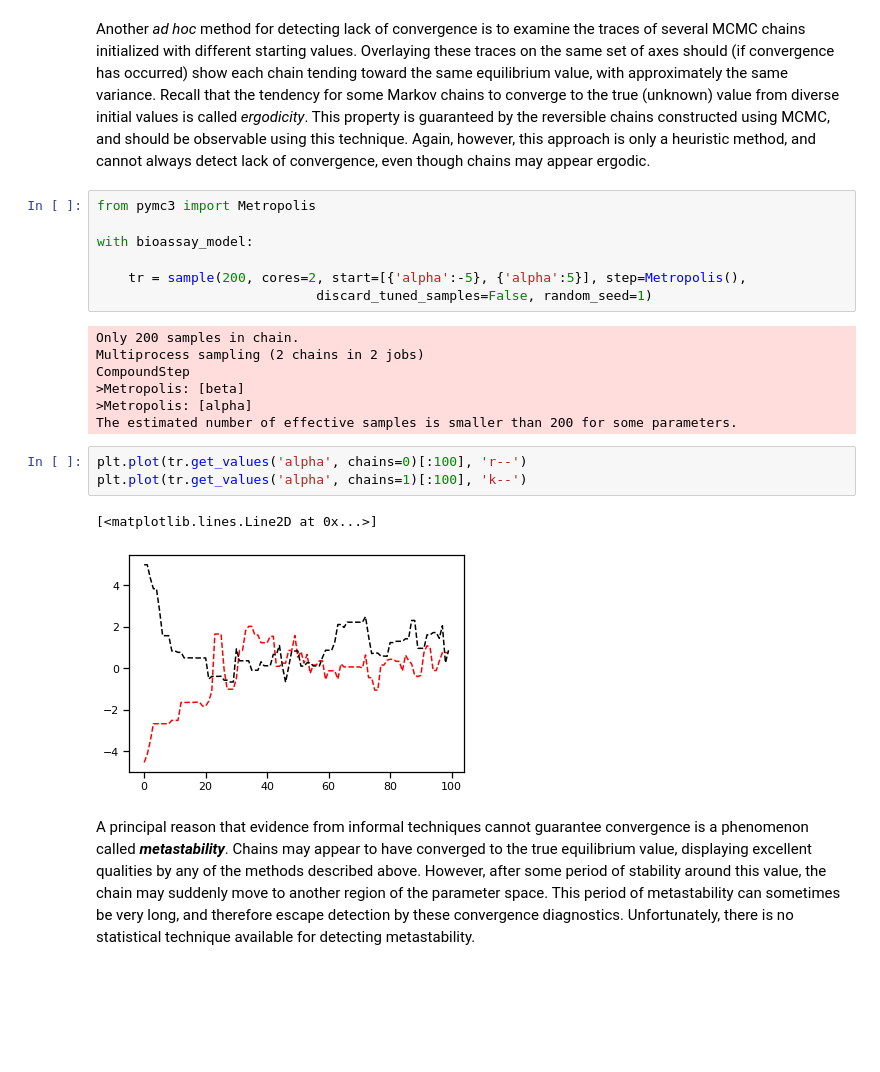
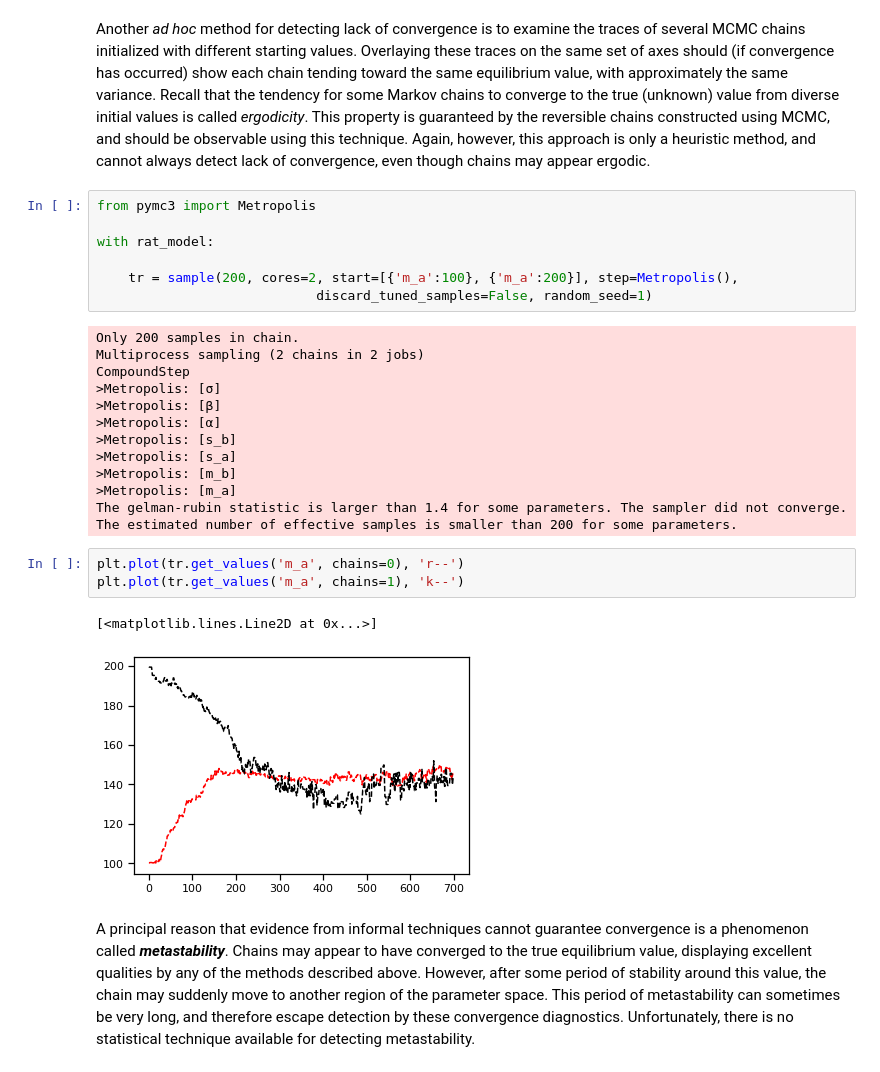
Before and after one commit to fonnesbeck/mcmc_pydata_london_2019, a Jupyter notebook: notebooks/4-Model_Checking.ipynb, the cells around one changed output. Saved outputs shown, nothing was run; the diff lists cells and outputs as text; blank space fills up the shorter version.

```diff
--- a/notebooks/4-Model_Checking.ipynb
+++ b/notebooks/4-Model_Checking.ipynb
@@ -244,23 +244,29 @@ even though chains may appear ergodic.
 # %%
 from pymc3 import Metropolis
 
-with bioassay_model:
+with rat_model:
 
-    tr = sample(200, cores=2, start=[{'alpha':-5}, {'alpha':5}], step=Metropolis(),
+    tr = sample(200, cores=2, start=[{'m_a':100}, {'m_a':200}], step=Metropolis(),
                             discard_tuned_samples=False, random_seed=1)
 # %% [output]
 Only 200 samples in chain.
 Multiprocess sampling (2 chains in 2 jobs)
 CompoundStep
->Metropolis: [beta]
->Metropolis: [alpha]
+>Metropolis: [σ]
+>Metropolis: [β]
+>Metropolis: [α]
+>Metropolis: [s_b]
+>Metropolis: [s_a]
+>Metropolis: [m_b]
+>Metropolis: [m_a]
+The gelman-rubin statistic is larger than 1.4 for some parameters. The sampler did not converge.
 The estimated number of effective samples is smaller than 200 for some parameters.
 # %%
-plt.plot(tr.get_values('alpha', chains=0)[:100], 'r--')
-plt.plot(tr.get_values('alpha', chains=1)[:100], 'k--')
+plt.plot(tr.get_values('m_a', chains=0), 'r--')
+plt.plot(tr.get_values('m_a', chains=1), 'k--')
 # %% [output]
 [<matplotlib.lines.Line2D at 0x...>]
-[figure, old version]
+[figure, new version]
 # %% [markdown]
 A principal reason that evidence from informal techniques cannot
 guarantee convergence is a phenomenon called ***metastability***. Chains may
```
Also changed, not shown: parts of 22 cells of this notebook, 3 other files.
